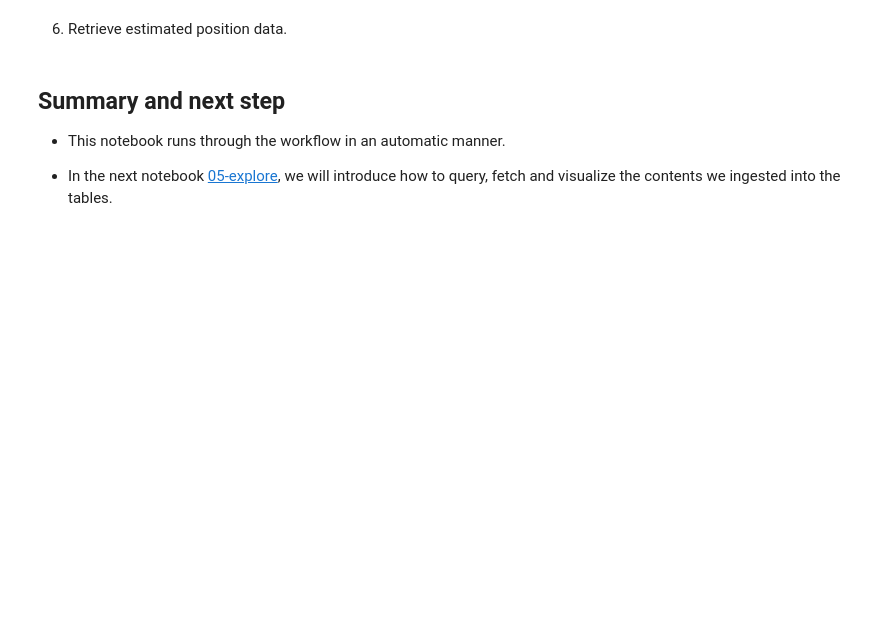
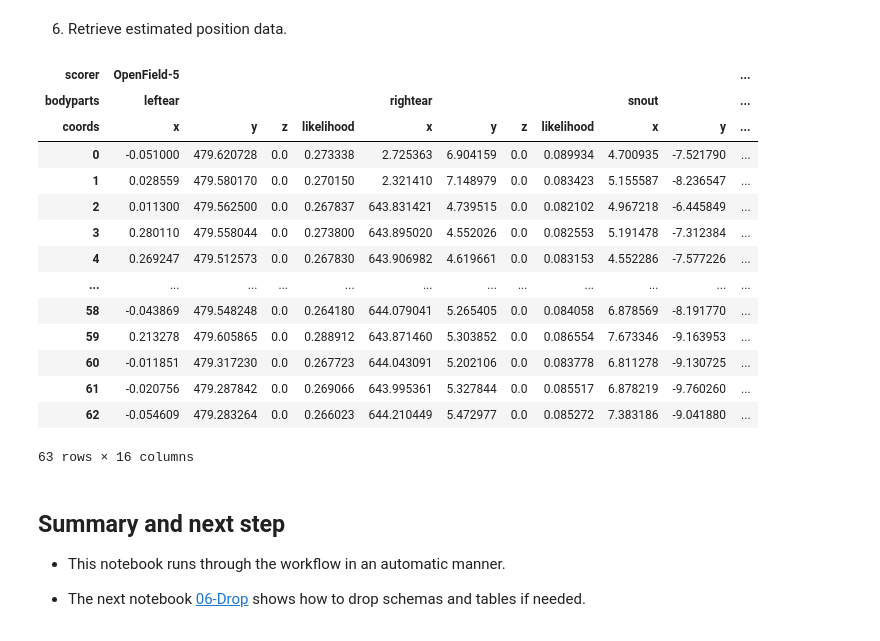
Before and after one commit to datajoint/element-deeplabcut, a Jupyter notebook: notebooks/04-Automate_Optional.ipynb, the cells around one changed output. Drawn from its saved outputs; the diff is of its cells as text; code cells hidden in the pictures; blank space fills up the shorter version.

```diff
--- a/notebooks/04-Automate_Optional.ipynb
+++ b/notebooks/04-Automate_Optional.ipynb
@@ -108,17 +99,32 @@ dlc.ModelEvaluation.populate()
 # %%
-key=(dlc.VideoRecording&'recording_id=2').fetch1('KEY') # change relevant ID
-key.update({'model_name': 'OpenField-1010', 'task_mode': 'trigger'})
+key=(VideoRecording & 'recording_id=2').fetch1('KEY')
+key.update({'model_name': 'OpenField-5', 'task_mode': 'trigger'})
 analyze_params={'save_as_csv':True} # add any others from deeplabcut.analyze_videos
-dlc.PoseEstimationTask.insert_estimation_task(key,params=analyze_params,
-                                              skip_duplicates=True)
-dlc.PoseEstimation.populate()
+model.EstimationTask.insert_estimation_task(key,params=analyze_params)
+model.Estimation.populate()
 # %% [markdown]
 6. Retrieve estimated position data.
 # %%
-dlc.PoseEstimation.get_trajectory(key)
+model.Estimation.get_trajectory(key)
+# %% [output]
+| scorer | OpenField-5 |  |  |  |  |  |  |  |  |  | ... |
+| bodyparts | leftear |  |  |  | rightear |  |  |  | snout |  | ... |
+| coords | x | y | z | likelihood | x | y | z | likelihood | x | y | ... |
+| 0 | -0.051000 | 479.620728 | 0.0 | 0.273338 | 2.725363 | 6.904159 | 0.0 | 0.089934 | 4.700935 | -7.521790 | ... |
+| 1 | 0.028559 | 479.580170 | 0.0 | 0.270150 | 2.321410 | 7.148979 | 0.0 | 0.083423 | 5.155587 | -8.236547 | ... |
+| 2 | 0.011300 | 479.562500 | 0.0 | 0.267837 | 643.831421 | 4.739515 | 0.0 | 0.082102 | 4.967218 | -6.445849 | ... |
+| 3 | 0.280110 | 479.558044 | 0.0 | 0.273800 | 643.895020 | 4.552026 | 0.0 | 0.082553 | 5.191478 | -7.312384 | ... |
+| 4 | 0.269247 | 479.512573 | 0.0 | 0.267830 | 643.906982 | 4.619661 | 0.0 | 0.083153 | 4.552286 | -7.577226 | ... |
+| ... | ... | ... | ... | ... | ... | ... | ... | ... | ... | ... | ... |
+| 58 | -0.043869 | 479.548248 | 0.0 | 0.264180 | 644.079041 | 5.265405 | 0.0 | 0.084058 | 6.878569 | -8.191770 | ... |
+| 59 | 0.213278 | 479.605865 | 0.0 | 0.288912 | 643.871460 | 5.303852 | 0.0 | 0.086554 | 7.673346 | -9.163953 | ... |
+| 60 | -0.011851 | 479.317230 | 0.0 | 0.267723 | 644.043091 | 5.202106 | 0.0 | 0.083778 | 6.811278 | -9.130725 | ... |
+| 61 | -0.020756 | 479.287842 | 0.0 | 0.269066 | 643.995361 | 5.327844 | 0.0 | 0.085517 | 6.878219 | -9.760260 | ... |
+| 62 | -0.054609 | 479.283264 | 0.0 | 0.266023 | 644.210449 | 5.472977 | 0.0 | 0.085272 | 7.383186 | -9.041880 | ... |
+63 rows × 16 columns
 # %% [markdown]
 ## Summary and next step
 
 + This notebook runs through the workflow in an automatic manner.
 
-+ In the next notebook [05-explore](05-explore.ipynb), we will introduce how to query, fetch and visualize the contents we ingested into the tables.
++ The next notebook [06-Drop](06-Drop_Optional.ipynb) shows how to drop schemas and tables if needed.
```
Also changed, not shown: parts of 14 cells of this notebook, 33 other files.
